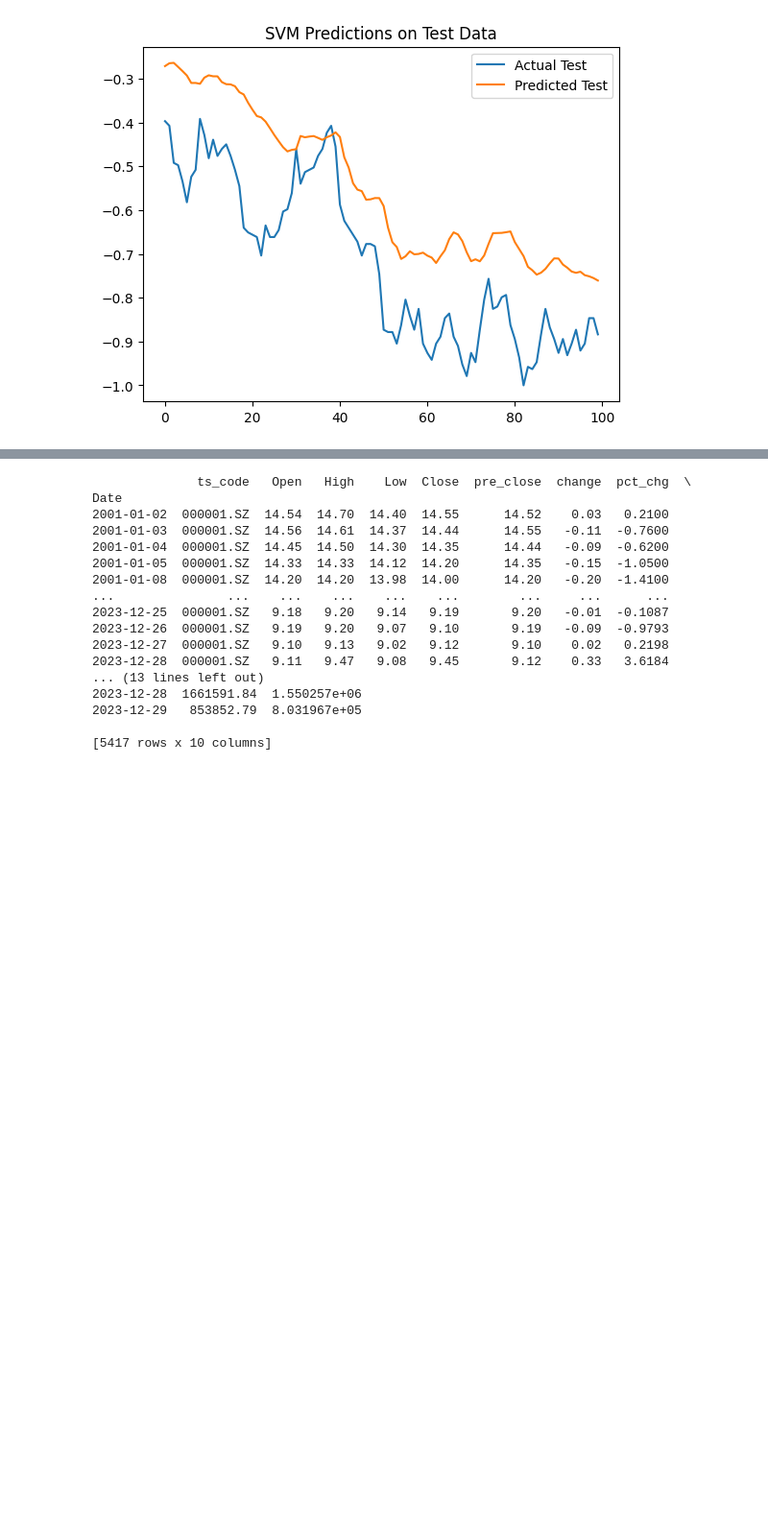
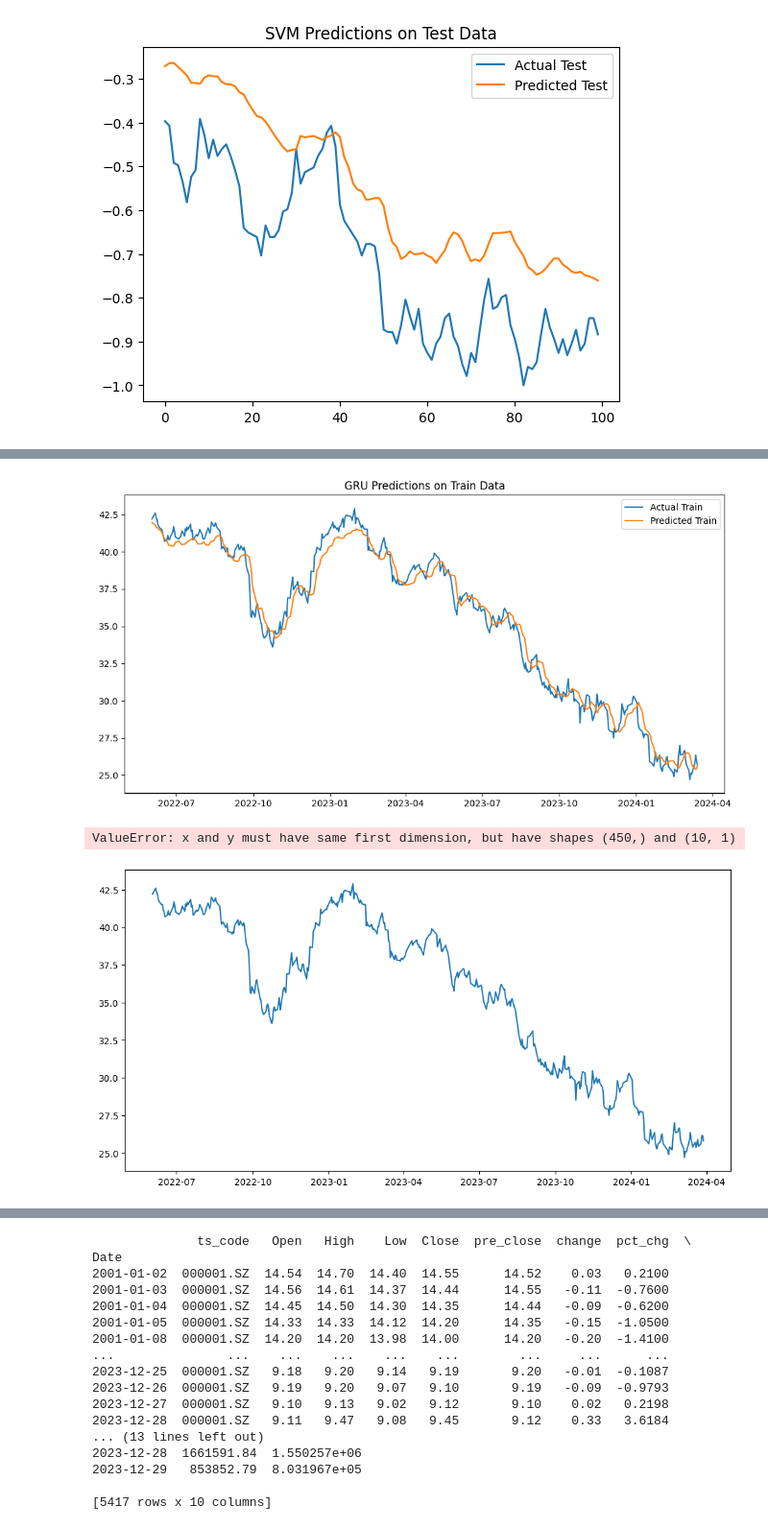
Before and after one commit to hyt27/Financial-Pridict-Modelling, a Jupyter notebook: 6.28/try_predict_test.ipynb, the cells around one changed output, grey strips where cells are left out. Shown at 96% size. Drawn from its saved outputs; the diff is of its cells as text; code cells hidden in the pictures; blank space fills up the shorter version.

```diff
--- a/6.28/try_predict_test.ipynb
+++ b/6.28/try_predict_test.ipynb
@@ -482,0 +628,20 @@ ValueError: Per-column arrays must each be 1-dimensional
+# %%
+# 绘制训练集预测结果
+plt.figure(figsize=(12, 6))
+plt.plot(data_to_be_predict.index[lookback:len(train_pred) + lookback], data_to_be_predict['Close'][lookback:len(train_pred) + lookback], label='Actual Train')
+plt.plot(data_to_be_predict.index[lookback:len(train_pred) + lookback], train_pred, label='Predicted Train')
+plt.legend()
+plt.title('GRU Predictions on Train Data')
+plt.show()
+
+# 绘制测试集预测结果
+plt.figure(figsize=(12, 6))
+plt.plot(data_to_be_predict.index[lookback:], data_to_be_predict['Close'][lookback:], label='Actual Test')
+plt.plot(data_to_be_predict.index[lookback:], test_pred, label='Predicted Test (GRU Model)')
+plt.legend()
+plt.title('GRU Predictions on Test Data')
+plt.show()
+# %% [output]
+[figure, added]
+ValueError: x and y must have same first dimension, but have shapes (450,) and (10, 1)
+[figure, added]
```
Also changed, not shown: parts of 25 cells of this notebook, 8 other files.
